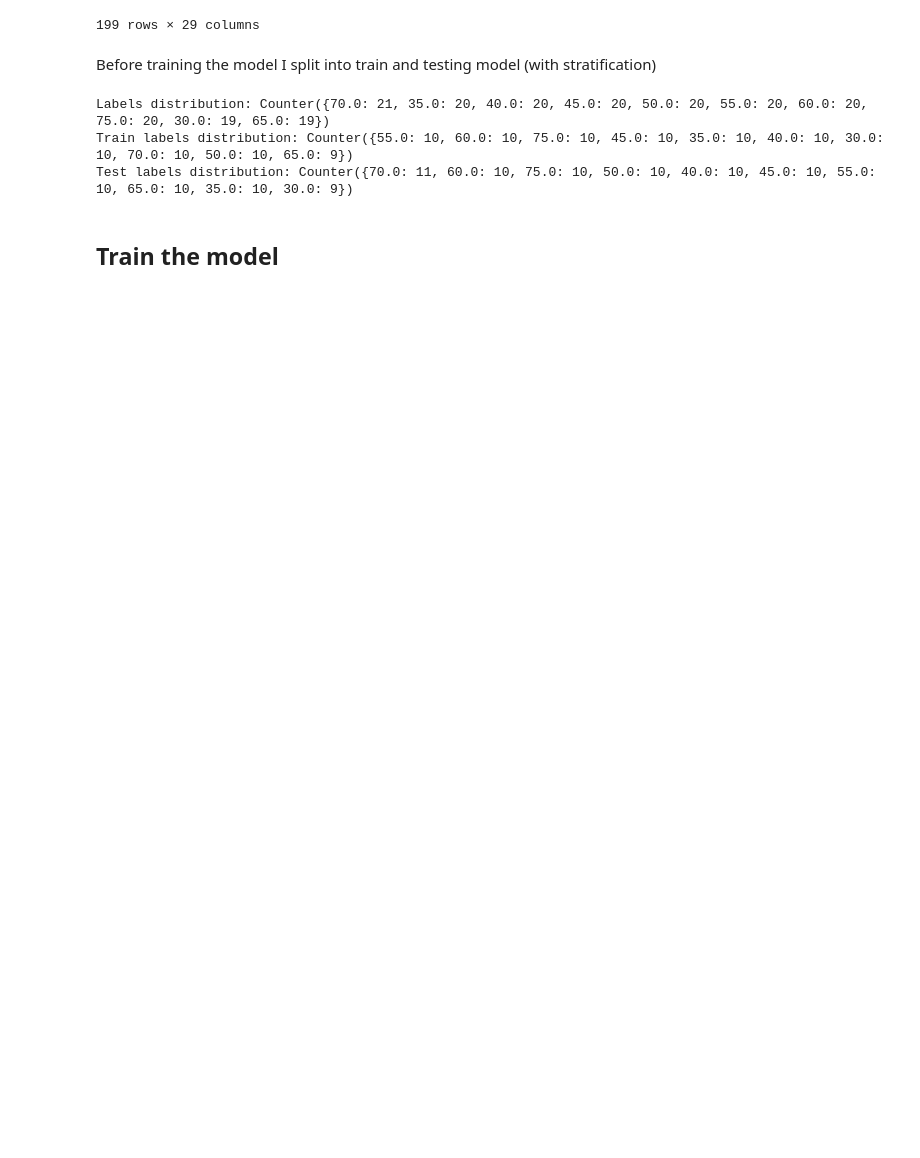
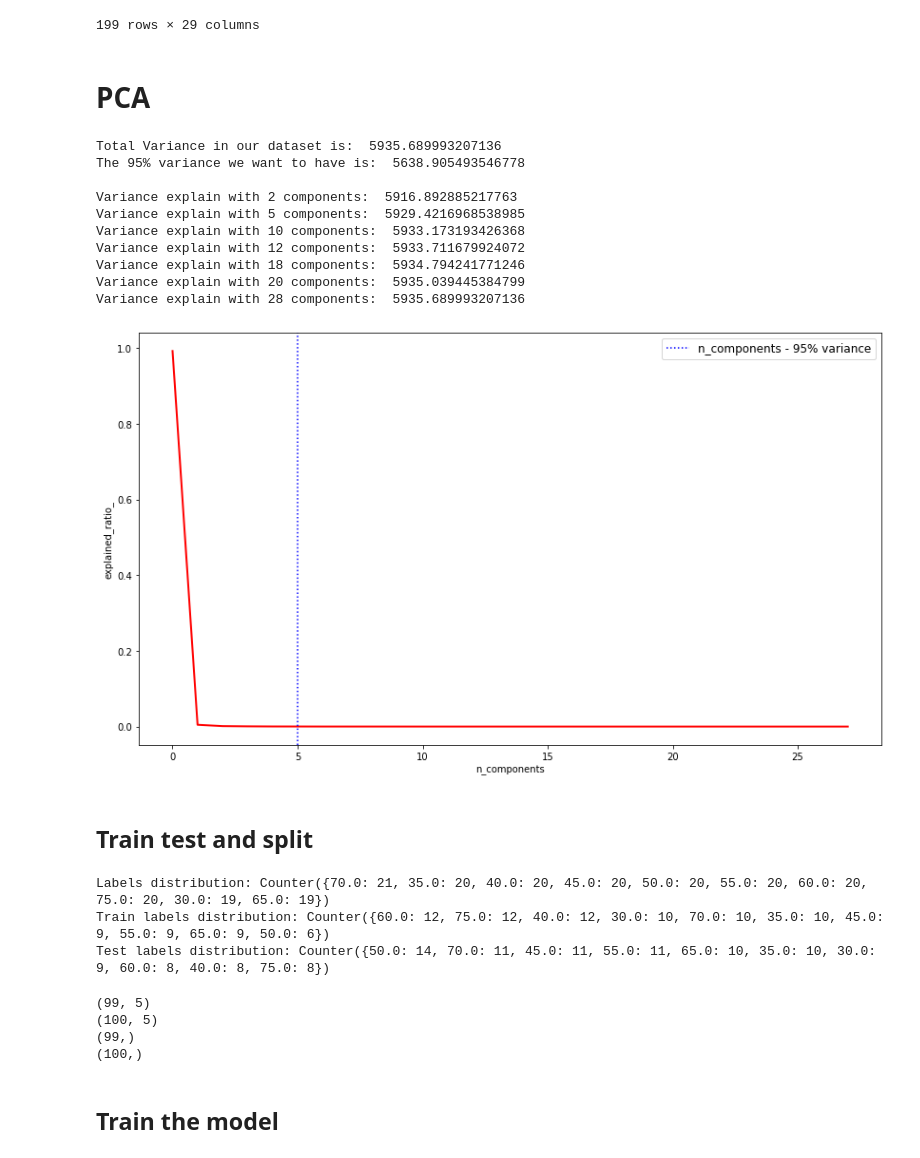
Before and after one commit to marco-milanesi/dynamic-weighing, a Jupyter notebook: Linear_regression.ipynb, the cells around one changed output. Saved outputs shown, nothing was run; the diff lists cells and outputs as text; code cells hidden in the pictures; blank space fills up the shorter version.

```diff
--- a/Linear_regression.ipynb
+++ b/Linear_regression.ipynb
@@ -47,5 +48,55 @@ Loaded:  199
 | 197 | 75 | 62.688483 | 64.184743 | 65.896784 | 67.294109 | 67.385624 | 68.396841 | 70.167959 | 71.637006 | 73.780966 | 73.942565 | ... |
 | 198 | 75 | 64.792785 | 64.889994 | 65.674063 | 66.779873 | 67.111891 | 68.571658 | 70.652355 | 71.094000 | 71.699479 | 73.370318 | ... |
 199 rows × 29 columns
-# %% [markdown]
-Before training the model I split into train and testing model (with stratification)
+# %% [markdown]
+# PCA
+# %%
+from sklearn.decomposition import PCA
+from sklearn.discriminant_analysis import LinearDiscriminantAnalysis
+
+n_components = x.shape[1]
+
+pca = PCA(n_components=n_components, random_state=453)
+x_r = pca.fit(x).transform(x)
+
+total_variance = sum(pca.explained_variance_)
+print("Total Variance in our dataset is: ",total_variance)
+var_95 = total_variance*0.95
+print("The 95% variance we want to have is: ", var_95)
+print("")
+
+a = zip(range(0,n_components),pca.explained_variance_)
+a = pd.DataFrame(a,columns=["PCA Comp", "Explained Variance"])
+
+# Trying to hit 95 %
+print("Variance explain with 2 components: ", sum(a["Explained Variance"][0:2]))
+print("Variance explain with 5 components: ", sum(a["Explained Variance"][0:5]))
+print("Variance explain with 10 components: ", sum(a["Explained Variance"][0:10]))
+print("Variance explain with 12 components: ", sum(a["Explained Variance"][0:12]))
+print("Variance explain with 18 components: ", sum(a["Explained Variance"][0:18]))
+print("Variance explain with 20 components: ", sum(a["Explained Variance"][0:20]))
+print("Variance explain with 28 components: ", sum(a["Explained Variance"][0:28]))
+
+
+# Plotting the data
+plt.figure(1, figsize=(14,8))
+plt.plot(pca.explained_variance_ratio_,linewidth=2, c='r')
+plt.xlabel('n_components')
+plt.ylabel('explained_ratio_')
+
+# Plotting line with 95 %
+plt.axvline(5,linestyle=':', label='n_components - 95% variance',c = 'blue')
+plt.legend(prop=dict(size=12))
+plt.show()
+# %% [output]
+Total Variance in our dataset is:  5935.689993207136
+The 95% variance we want to have is:  5638.905493546778
+
+Variance explain with 2 components:  5916.892885217763
+Variance explain with 5 components:  5929.4216968538985
+Variance explain with 10 components:  5933.173193426368
+Variance explain with 12 components:  5933.711679924072
+Variance explain with 18 components:  5934.794241771246
+Variance explain with 20 components:  5935.039445384799
+Variance explain with 28 components:  5935.689993207136
+[figure, added]
@@ -52,15 +108,27 @@ Before training the model I split into train and testing model (with stratificat
+# %% [markdown]
+## Train test and split
 # %%
 from collections import Counter
 print("Labels distribution:",Counter(y))
 
 # train-test split
-x_train, x_test, y_train, y_test = sklearn.model_selection.train_test_split(x, y, random_state=30,stratify=y,train_size=0.5)
+x_train, x_test, y_train, y_test = sklearn.model_selection.train_test_split(x_r, y, random_state=30,train_size=0.5)
 print("Train labels distribution:", Counter(y_train))
 print("Test labels distribution:",Counter(y_test))
 # %% [output]
 Labels distribution: Counter({70.0: 21, 35.0: 20, 40.0: 20, 45.0: 20, 50.0: 20, 55.0: 20, 60.0: 20, 75.0: 20, 30.0: 19, 65.0: 19})
-Train labels distribution: Counter({55.0: 10, 60.0: 10, 75.0: 10, 45.0: 10, 35.0: 10, 40.0: 10, 30.0: 10, 70.0: 10, 50.0: 10, 65.0: 9})
-Test labels distribution: Counter({70.0: 11, 60.0: 10, 75.0: 10, 50.0: 10, 40.0: 10, 45.0: 10, 55.0: 10, 65.0: 10, 35.0: 10, 30.0: 9})
+Train labels distribution: Counter({60.0: 12, 75.0: 12, 40.0: 12, 30.0: 10, 70.0: 10, 35.0: 10, 45.0: 9, 55.0: 9, 65.0: 9, 50.0: 6})
+Test labels distribution: Counter({50.0: 14, 70.0: 11, 45.0: 11, 55.0: 11, 65.0: 10, 35.0: 10, 30.0: 9, 60.0: 8, 40.0: 8, 75.0: 8})
+# %%
+print(x_train.shape)
+print(x_test.shape)
+print(y_train.shape)
+print(y_test.shape)
+# %% [output]
+(99, 5)
+(100, 5)
+(99,)
+(100,)
 # %% [markdown]
 ## Train the model
 # %%
```
Also changed, not shown: parts of 10 cells of this notebook.
